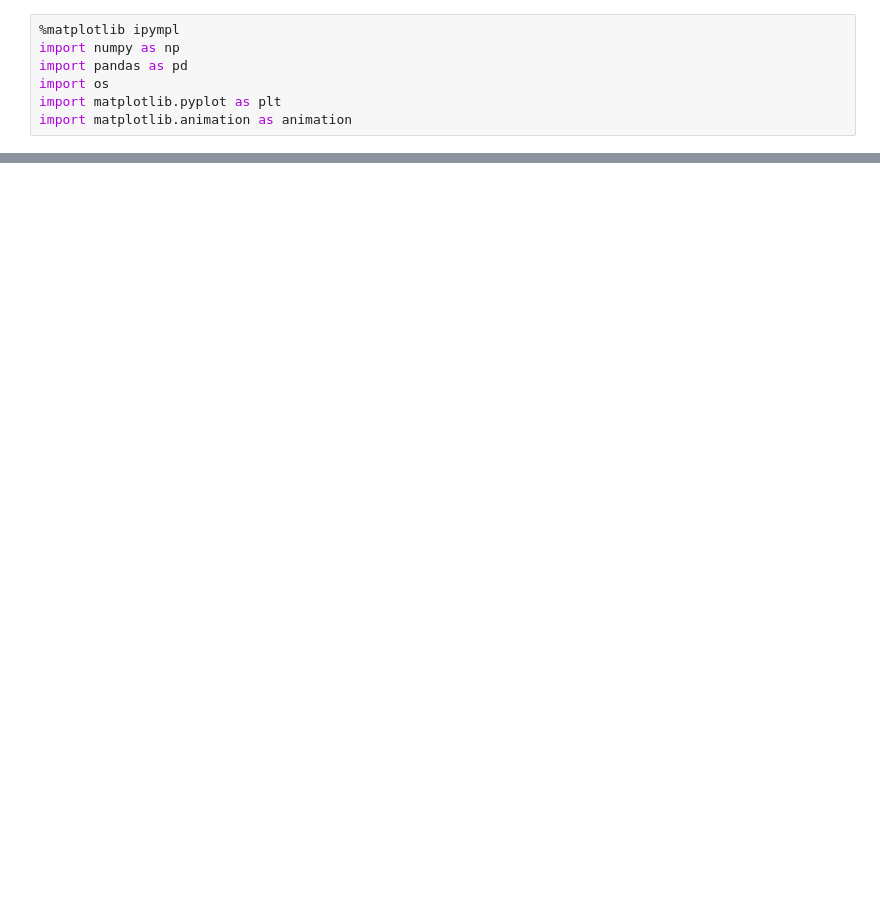
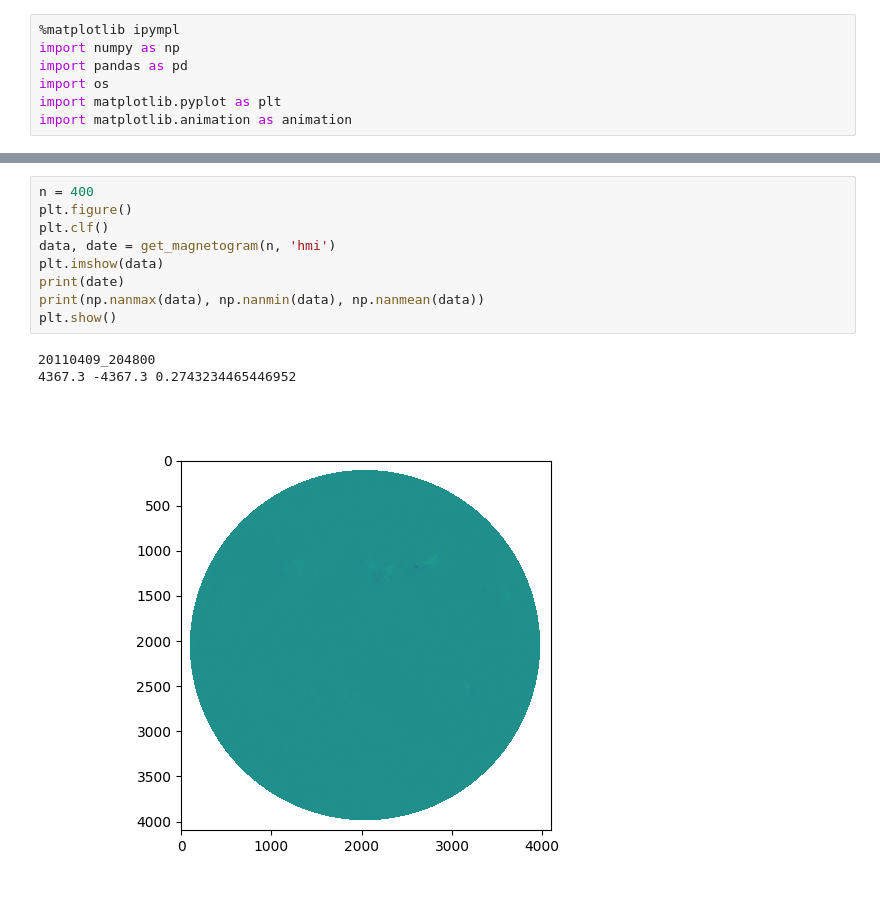
Before and after one commit to a11isonliu/contrastive-unpaired-translation, a Jupyter notebook: datasets/mdi2hmi/data_expl.ipynb, the cells around one changed output, grey strips where cells are left out. Drawn from its saved outputs; the diff is of its cells as text; blank space fills up the shorter version.

```diff
--- a/datasets/mdi2hmi/data_expl.ipynb
+++ b/datasets/mdi2hmi/data_expl.ipynb
@@ -40,0 +48,13 @@ plt.show()
+# %%
+n = 400
+plt.figure()
+plt.clf()
+data, date = get_magnetogram(n, 'hmi')
+plt.imshow(data)
+print(date)
+print(np.nanmax(data), np.nanmin(data), np.nanmean(data))
+plt.show()
+# %% [output]
+20110409_204800
+4367.3 -4367.3 0.2743234465446952
+[figure, added]
```
Also changed, not shown: parts of 3 cells of this notebook, 7 other files.
